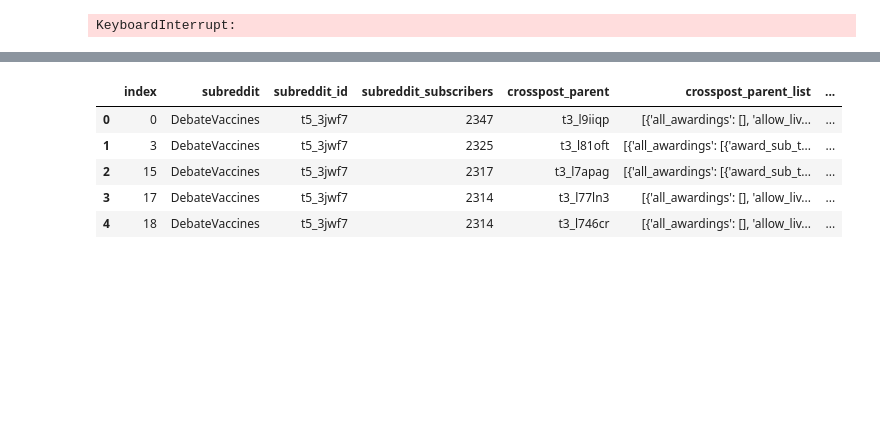
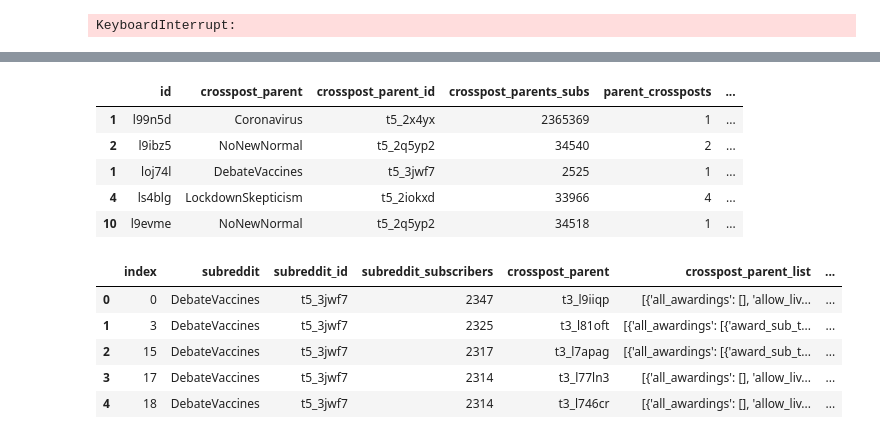
Before and after one commit to jvschlierf/networkthesis, a Jupyter notebook: Test_run/test.ipynb, the cells around one changed output, grey strips where cells are left out. Drawn from its saved outputs; the diff is of its cells as text; code cells hidden in the pictures; blank space fills up the shorter version.

```diff
--- a/Test_run/test.ipynb
+++ b/Test_run/test.ipynb
@@ -132,0 +126,11 @@ temp3
+# %%
+
+
+df2.head()
+# %% [output]
+|  | id | crosspost_parent | crosspost_parent_id | crosspost_parents_subs | parent_crossposts | ... |
+| 1 | l99n5d | Coronavirus | t5_2x4yx | 2365369 | 1 | ... |
+| 2 | l9ibz5 | NoNewNormal | t5_2q5yp2 | 34540 | 2 | ... |
+| 1 | loj74l | DebateVaccines | t5_3jwf7 | 2525 | 1 | ... |
+| 4 | ls4blg | LockdownSkepticism | t5_2iokxd | 33966 | 4 | ... |
+| 10 | l9evme | NoNewNormal | t5_2q5yp2 | 34518 | 1 | ... |
```
Also changed, not shown: parts of 15 cells of this notebook, 1 other file.
